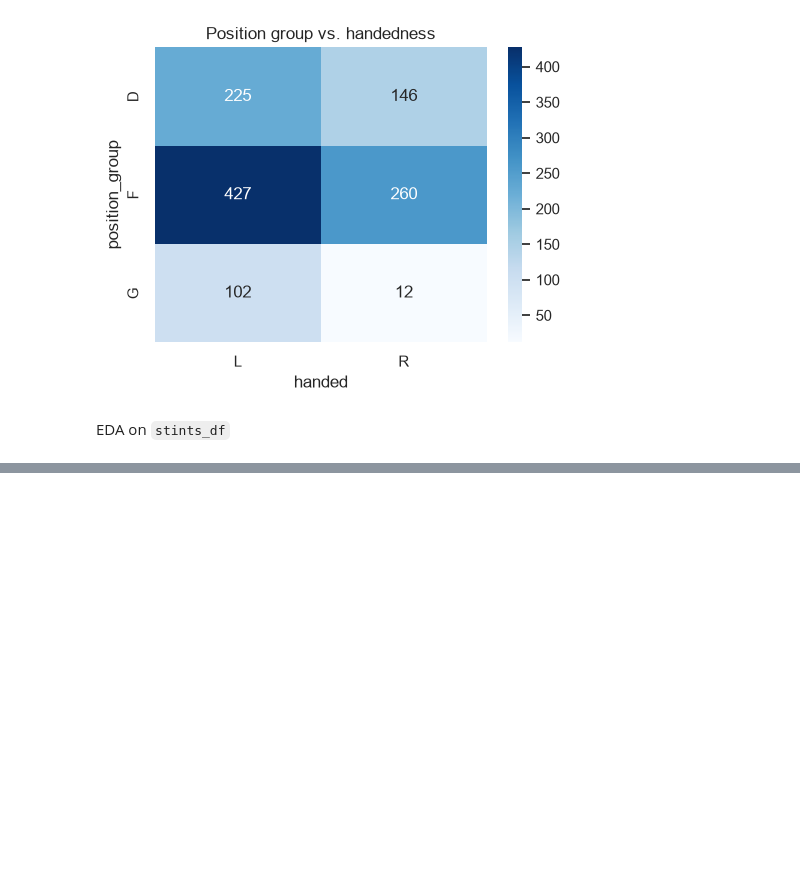
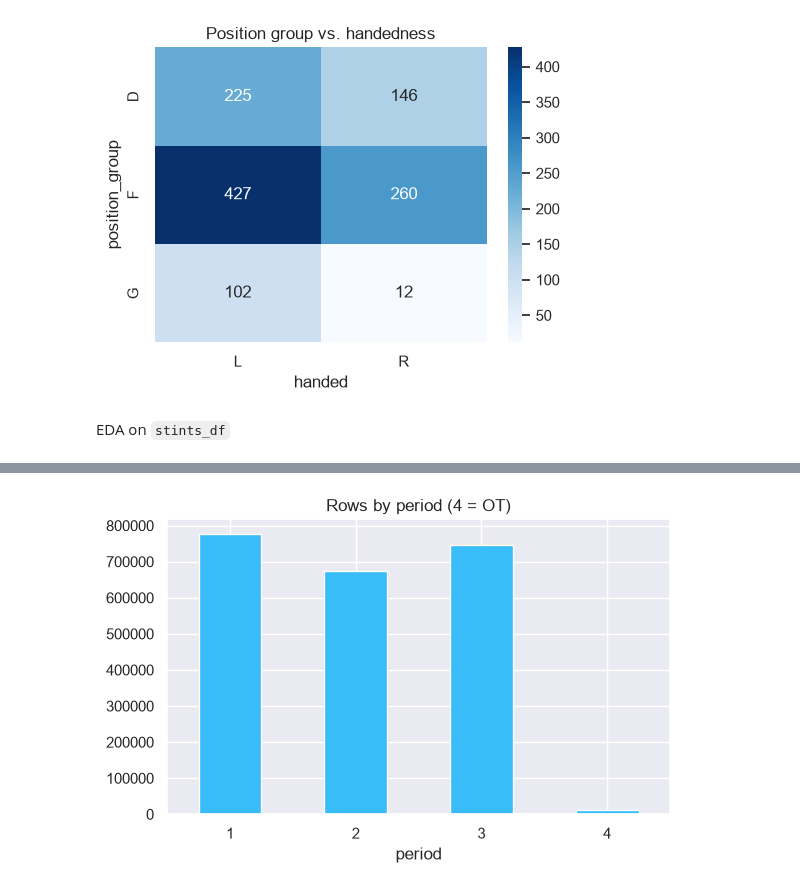
Before and after one commit to Nick3429/halo-forecheck-speed, a Jupyter notebook: eda.ipynb, the cells around one changed output, grey strips where cells are left out. Saved outputs shown, nothing was run; the diff lists cells and outputs as text; code cells hidden in the pictures; blank space fills up the shorter version.

```diff
--- a/eda.ipynb
+++ b/eda.ipynb
@@ -219,0 +287,9 @@ EDA on `stints_df`
+# %%
+fig, ax = plt.subplots(figsize=(6, 4))
+stints_df["period"].value_counts().sort_index().plot(kind="bar", ax=ax, color="#38bdf8")
+ax.set_title("Rows by period (4 = OT)")
+ax.tick_params(axis="x", rotation=0)
+plt.tight_layout()
+plt.show()
+# %% [output]
+[figure, added]
```
Also changed, not shown: parts of 13 cells of this notebook.
